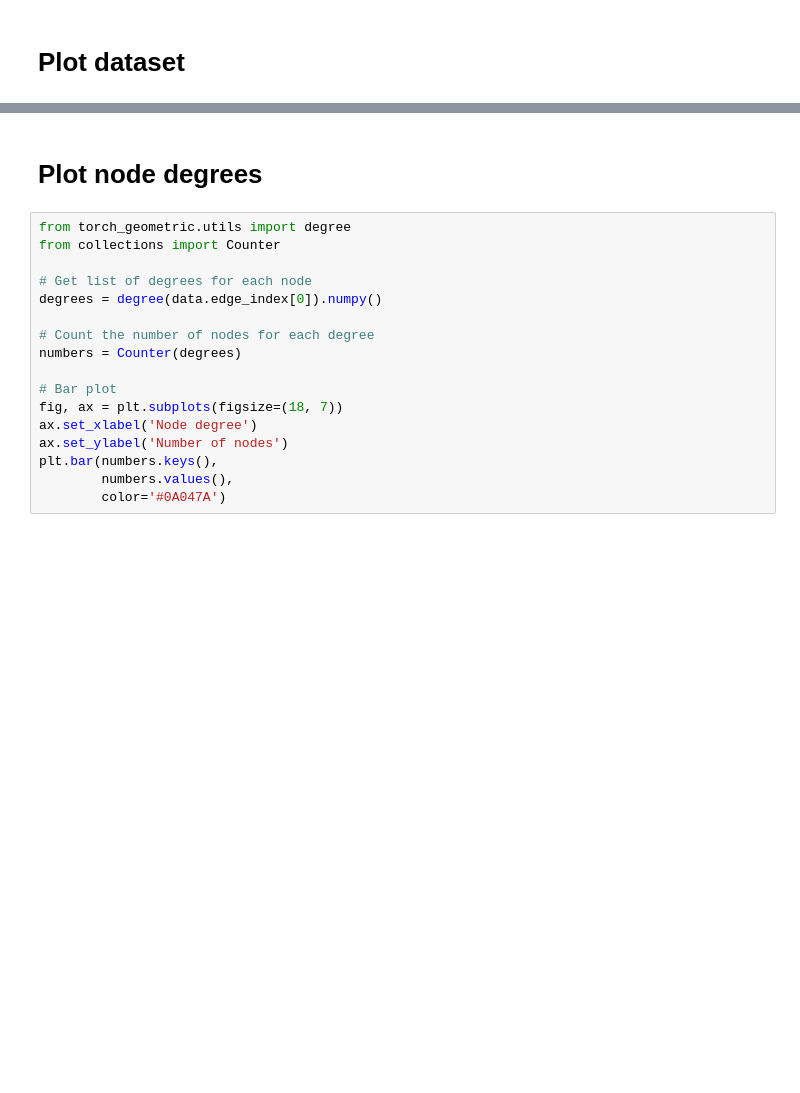
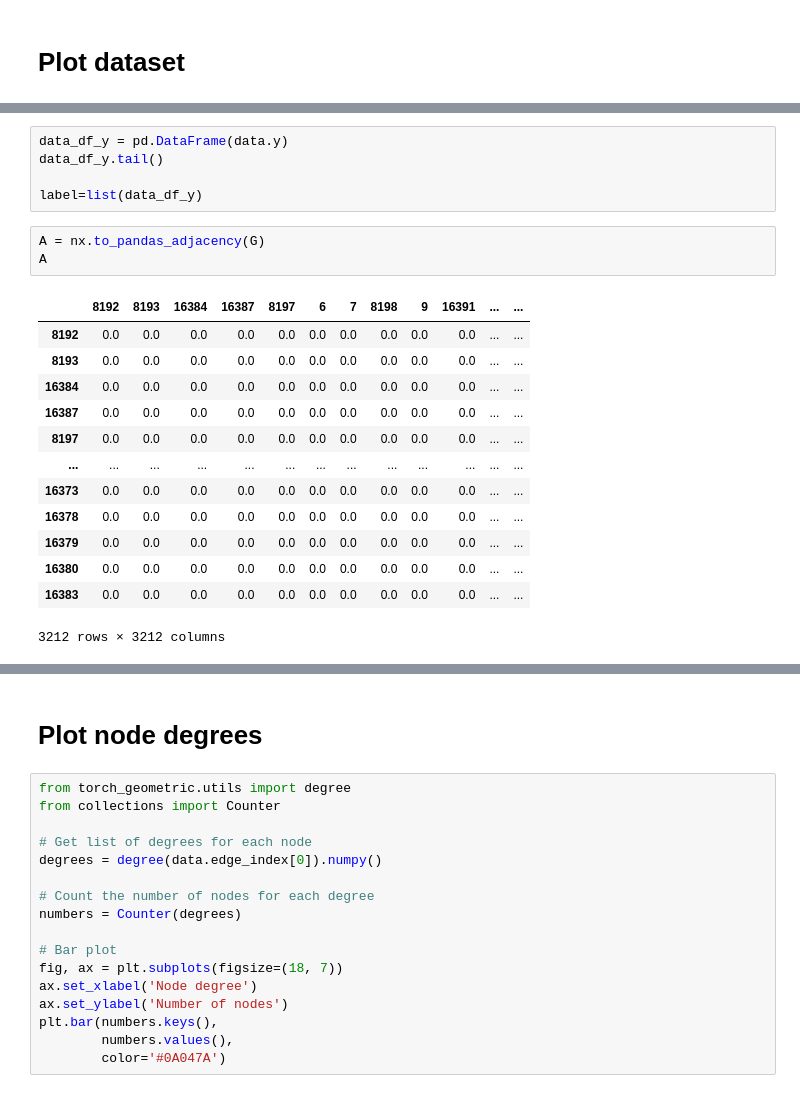
Before and after one commit to TAUforPython/machinelearning, a Jupyter notebook: GNN Graph Attention Network PubMed article.ipynb, the cells around one changed output, grey strips where cells are left out. Cells and saved outputs as stored; diff of their text form; blank space fills up the shorter version.

```diff
--- a/GNN Graph Attention Network PubMed article.ipynb
+++ b/GNN Graph Attention Network PubMed article.ipynb
@@ -101,0 +174,22 @@ plt.show()
+# %%
+data_df_y = pd.DataFrame(data.y)
+data_df_y.tail()
+
+label=list(data_df_y)
+# %%
+A = nx.to_pandas_adjacency(G)
+A
+# %% [output]
+|  | 8192 | 8193 | 16384 | 16387 | 8197 | 6 | 7 | 8198 | 9 | 16391 | ... | ... |
+| 8192 | 0.0 | 0.0 | 0.0 | 0.0 | 0.0 | 0.0 | 0.0 | 0.0 | 0.0 | 0.0 | ... | ... |
+| 8193 | 0.0 | 0.0 | 0.0 | 0.0 | 0.0 | 0.0 | 0.0 | 0.0 | 0.0 | 0.0 | ... | ... |
+| 16384 | 0.0 | 0.0 | 0.0 | 0.0 | 0.0 | 0.0 | 0.0 | 0.0 | 0.0 | 0.0 | ... | ... |
+| 16387 | 0.0 | 0.0 | 0.0 | 0.0 | 0.0 | 0.0 | 0.0 | 0.0 | 0.0 | 0.0 | ... | ... |
+| 8197 | 0.0 | 0.0 | 0.0 | 0.0 | 0.0 | 0.0 | 0.0 | 0.0 | 0.0 | 0.0 | ... | ... |
+| ... | ... | ... | ... | ... | ... | ... | ... | ... | ... | ... | ... | ... |
+| 16373 | 0.0 | 0.0 | 0.0 | 0.0 | 0.0 | 0.0 | 0.0 | 0.0 | 0.0 | 0.0 | ... | ... |
+| 16378 | 0.0 | 0.0 | 0.0 | 0.0 | 0.0 | 0.0 | 0.0 | 0.0 | 0.0 | 0.0 | ... | ... |
+| 16379 | 0.0 | 0.0 | 0.0 | 0.0 | 0.0 | 0.0 | 0.0 | 0.0 | 0.0 | 0.0 | ... | ... |
+| 16380 | 0.0 | 0.0 | 0.0 | 0.0 | 0.0 | 0.0 | 0.0 | 0.0 | 0.0 | 0.0 | ... | ... |
+| 16383 | 0.0 | 0.0 | 0.0 | 0.0 | 0.0 | 0.0 | 0.0 | 0.0 | 0.0 | 0.0 | ... | ... |
+3212 rows × 3212 columns
```
Also changed, not shown: parts of 19 cells of this notebook.
